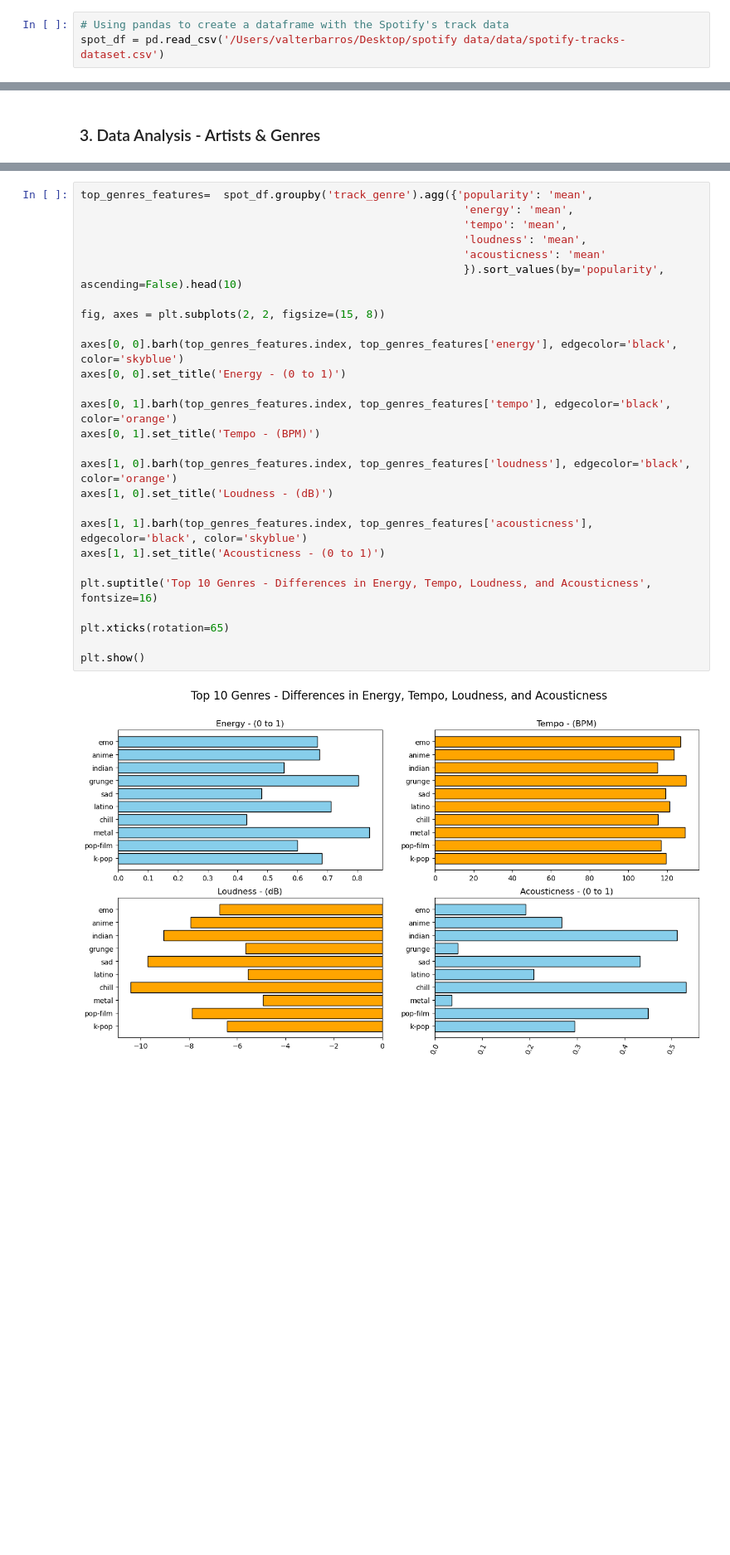
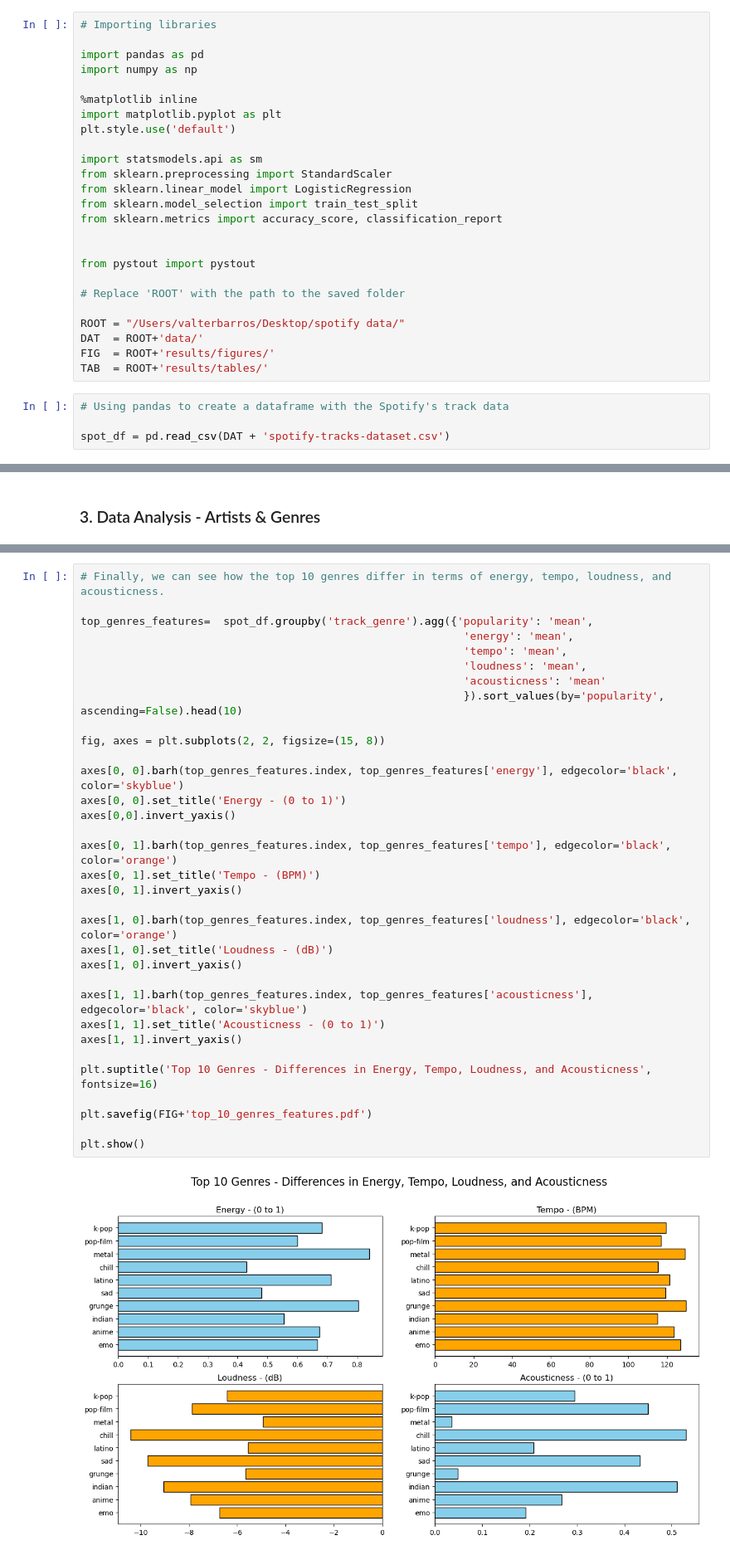
Before and after one commit to valter-barros/spotify_project, a Jupyter notebook: spotify_project.ipynb, the cells around one changed output, grey strips where cells are left out. Shown at 83% size. Saved outputs shown, nothing was run; the diff lists cells and outputs as text; blank space fills up the shorter version.

Commit message:
Final Version - Added Part 4 and code to save graphs

```diff
--- a/spotify_project.ipynb
+++ b/spotify_project.ipynb
@@ -11,6 +3,32 @@ plt.style.use('default')
+# %%
+# Importing libraries
+
+import pandas as pd
+import numpy as np
+
+%matplotlib inline
+import matplotlib.pyplot as plt
+plt.style.use('default')
+
+import statsmodels.api as sm
+from sklearn.preprocessing import StandardScaler
+from sklearn.linear_model import LogisticRegression
+from sklearn.model_selection import train_test_split
+from sklearn.metrics import accuracy_score, classification_report
+
+
+from pystout import pystout
+
+# Replace 'ROOT' with the path to the saved folder
+
+ROOT = "/Users/valterbarros/Desktop/spotify data/"
+DAT  = ROOT+'data/'
+FIG  = ROOT+'results/figures/'
+TAB  = ROOT+'results/tables/'
 # %%
 # Using pandas to create a dataframe with the Spotify's track data
-spot_df = pd.read_csv('/Users/valterbarros/Desktop/spotify data/data/spotify-tracks-dataset.csv')
+
+spot_df = pd.read_csv(DAT + 'spotify-tracks-dataset.csv')
 # %% [markdown]
 ## 1. Data Overview
 # %%
@@ -197,31 +230,37 @@ plt.show()
 # %% [output]
 [figure]
 # %%
+# Finally, we can see how the top 10 genres differ in terms of energy, tempo, loudness, and acousticness.
+
 top_genres_features=  spot_df.groupby('track_genre').agg({'popularity': 'mean',
                                                            'energy': 'mean',
                                                            'tempo': 'mean',
                                                            'loudness': 'mean',
                                                            'acousticness': 'mean'
                                                            }).sort_values(by='popularity', ascending=False).head(10)
 
 fig, axes = plt.subplots(2, 2, figsize=(15, 8))
 
 axes[0, 0].barh(top_genres_features.index, top_genres_features['energy'], edgecolor='black', color='skyblue')
 axes[0, 0].set_title('Energy - (0 to 1)')
+axes[0,0].invert_yaxis()
 
 axes[0, 1].barh(top_genres_features.index, top_genres_features['tempo'], edgecolor='black', color='orange')
 axes[0, 1].set_title('Tempo - (BPM)')
+axes[0, 1].invert_yaxis()
 
 axes[1, 0].barh(top_genres_features.index, top_genres_features['loudness'], edgecolor='black', color='orange')
 axes[1, 0].set_title('Loudness - (dB)')
+axes[1, 0].invert_yaxis()
 
 axes[1, 1].barh(top_genres_features.index, top_genres_features['acousticness'], edgecolor='black', color='skyblue')
 axes[1, 1].set_title('Acousticness - (0 to 1)')
+axes[1, 1].invert_yaxis()
 
 plt.suptitle('Top 10 Genres - Differences in Energy, Tempo, Loudness, and Acousticness', fontsize=16)
 
-plt.xticks(rotation=65)
+plt.savefig(FIG+'top_10_genres_features.pdf')
 
 plt.show()
 # %% [output]
-[figure, old version]
+[figure, new version]
```
Also changed, not shown: parts of 12 cells of this notebook.
